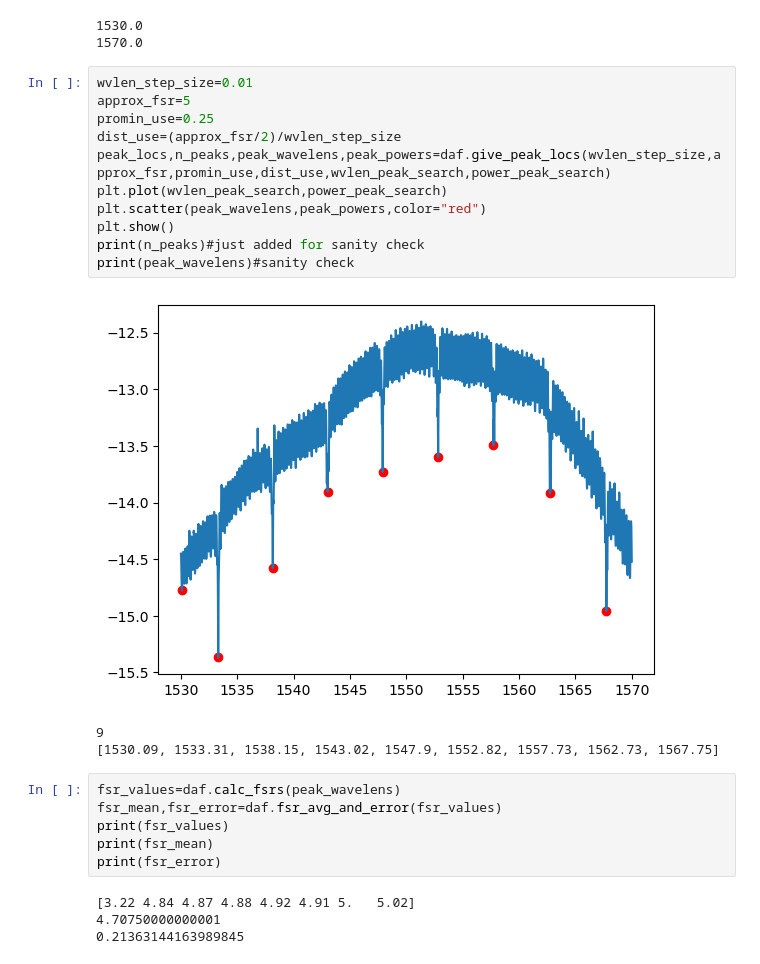
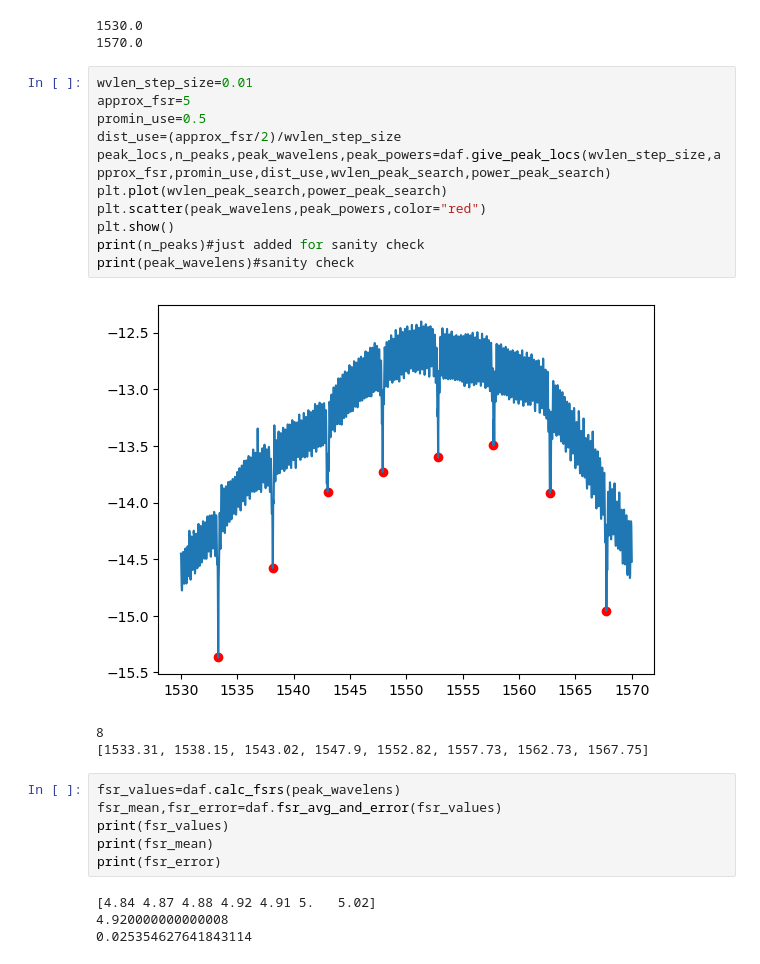
Before and after one commit to tdasanjh/team-chip-project, a Jupyter notebook: data_analysis/data_analysis_notebook.ipynb, the cells around one changed output. Saved outputs shown, nothing was run; the diff lists cells and outputs as text.

Commit message:
data run of first data set with higher prominence

```diff
--- a/data_analysis/data_analysis_notebook.ipynb
+++ b/data_analysis/data_analysis_notebook.ipynb
@@ -22,18 +22,18 @@ print(wvlen_peak_search[-1])
 # %%
 wvlen_step_size=0.01
 approx_fsr=5
-promin_use=0.25
+promin_use=0.5
 dist_use=(approx_fsr/2)/wvlen_step_size
 peak_locs,n_peaks,peak_wavelens,peak_powers=daf.give_peak_locs(wvlen_step_size,approx_fsr,promin_use,dist_use,wvlen_peak_search,power_peak_search)
 plt.plot(wvlen_peak_search,power_peak_search)
 plt.scatter(peak_wavelens,peak_powers,color="red")
 plt.show()
 print(n_peaks)#just added for sanity check
 print(peak_wavelens)#sanity check
 # %% [output]
-[figure, old version]
+[figure, new version]
-9
-[1530.09, 1533.31, 1538.15, 1543.02, 1547.9, 1552.82, 1557.73, 1562.73, 1567.75]
+8
+[1533.31, 1538.15, 1543.02, 1547.9, 1552.82, 1557.73, 1562.73, 1567.75]
 # %%
 fsr_values=daf.calc_fsrs(peak_wavelens)
 fsr_mean,fsr_error=daf.fsr_avg_and_error(fsr_values)
@@ -41,6 +41,6 @@ print(fsr_values)
 print(fsr_mean)
 print(fsr_error)
 # %% [output]
-[3.22 4.84 4.87 4.88 4.92 4.91 5.   5.02]
-4.70750000000001
-0.21363144163989845
+[4.84 4.87 4.88 4.92 4.91 5.   5.02]
+4.920000000000008
+0.025354627641843114
```
Also changed, not shown: 1 other file.
